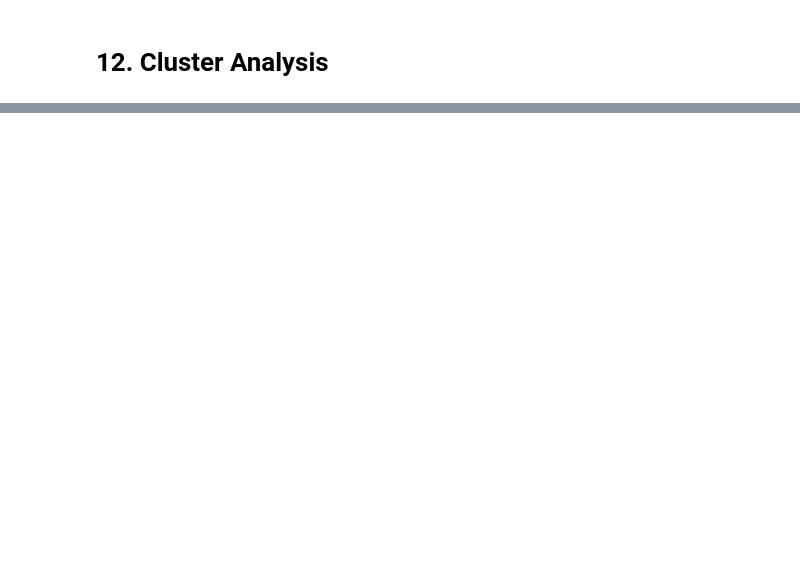
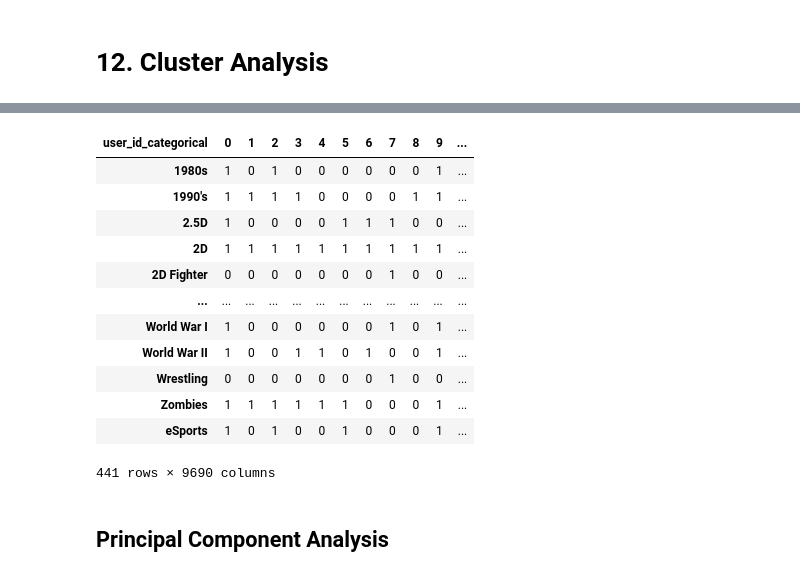
Before and after one commit to Rick0701/Videogames_Reccommendation, a Jupyter notebook: 12.Cluster_Analysis.ipynb, the cells around one changed output, grey strips where cells are left out. Drawn from its saved outputs; the diff is of its cells as text; code cells hidden in the pictures; blank space fills up the shorter version.

```diff
--- a/12.Cluster_Analysis.ipynb
+++ b/12.Cluster_Analysis.ipynb
@@ -59,0 +147,3 @@ plt.show()
+# %%
+matrix_games_tags = pd.merge(recommendations, matrix_games_tags, left_on="app_id_categorical", right_on="app_id_categorical")
+matrix_games_tags
@@ -59,0 +164,2 @@ plt.show()
+# %%
+matrix_games_tags = matrix_games_tags.groupby("user_id_categorical").max()
@@ -59,0 +183,4 @@ plt.show()
+# %%
+columns_to_drop = list(recommendations.columns)
+columns_to_drop.remove("user_id_categorical")
+columns_to_drop
@@ -59,0 +197,3 @@ plt.show()
+# %%
+matrix_games_tags = matrix_games_tags.drop(columns=columns_to_drop)
+matrix_games_tags
@@ -59,0 +215,18 @@ plt.show()
+# %%
+matrix_games_tags.T
+# %% [output]
+| user_id_categorical | 0 | 1 | 2 | 3 | 4 | 5 | 6 | 7 | 8 | 9 | ... |
+| 1980s | 1 | 0 | 1 | 0 | 0 | 0 | 0 | 0 | 0 | 1 | ... |
+| 1990's | 1 | 1 | 1 | 1 | 0 | 0 | 0 | 0 | 1 | 1 | ... |
+| 2.5D | 1 | 0 | 0 | 0 | 0 | 1 | 1 | 1 | 0 | 0 | ... |
+| 2D | 1 | 1 | 1 | 1 | 1 | 1 | 1 | 1 | 1 | 1 | ... |
+| 2D Fighter | 0 | 0 | 0 | 0 | 0 | 0 | 0 | 1 | 0 | 0 | ... |
+| ... | ... | ... | ... | ... | ... | ... | ... | ... | ... | ... | ... |
+| World War I | 1 | 0 | 0 | 0 | 0 | 0 | 0 | 1 | 0 | 1 | ... |
+| World War II | 1 | 0 | 0 | 1 | 1 | 0 | 1 | 0 | 0 | 1 | ... |
+| Wrestling | 0 | 0 | 0 | 0 | 0 | 0 | 0 | 1 | 0 | 0 | ... |
+| Zombies | 1 | 1 | 1 | 1 | 1 | 1 | 0 | 0 | 0 | 1 | ... |
+| eSports | 1 | 0 | 1 | 0 | 0 | 1 | 0 | 0 | 0 | 1 | ... |
+441 rows × 9690 columns
+# %% [markdown]
+## Principal Component Analysis
```
Also changed, not shown: parts of 39 cells of this notebook, 11 other files.
